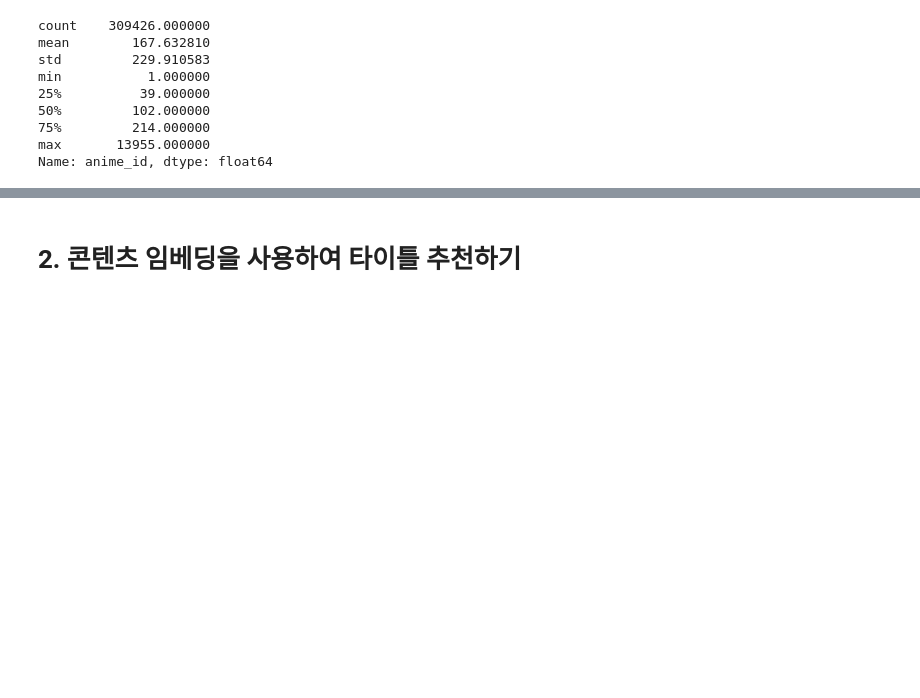
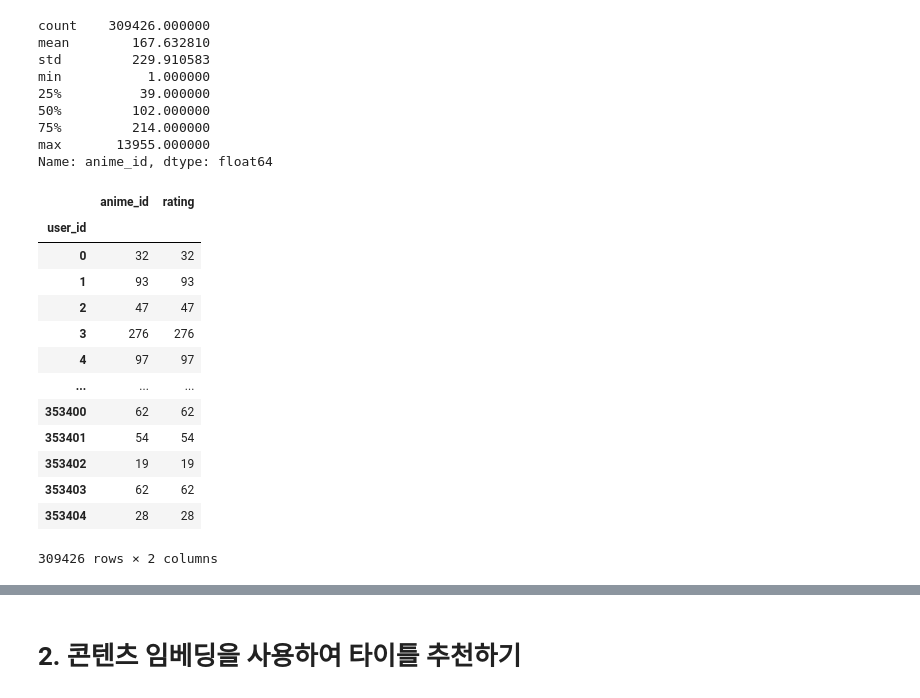
Before and after one commit to kimwooglae/quick-start-guide-to-llms, a Jupyter notebook: notebooks/6_recommendation_engine.ipynb, the cells around one changed output, grey strips where cells are left out. Drawn from its saved outputs; the diff is of its cells as text; code cells hidden in the pictures; blank space fills up the shorter version.

```diff
--- a/notebooks/6_recommendation_engine.ipynb
+++ b/notebooks/6_recommendation_engine.ipynb
@@ -240,0 +306,17 @@ Name: anime_id, dtype: float64
+# %%
+user_counts
+# %% [output]
+|  | anime_id | rating |
+| user_id |  |  |
+| 0 | 32 | 32 |
+| 1 | 93 | 93 |
+| 2 | 47 | 47 |
+| 3 | 276 | 276 |
+| 4 | 97 | 97 |
+| ... | ... | ... |
+| 353400 | 62 | 62 |
+| 353401 | 54 | 54 |
+| 353402 | 19 | 19 |
+| 353403 | 62 | 62 |
+| 353404 | 28 | 28 |
+309426 rows × 2 columns
```
Also changed, not shown: parts of 104 cells of this notebook, 2 other files.
